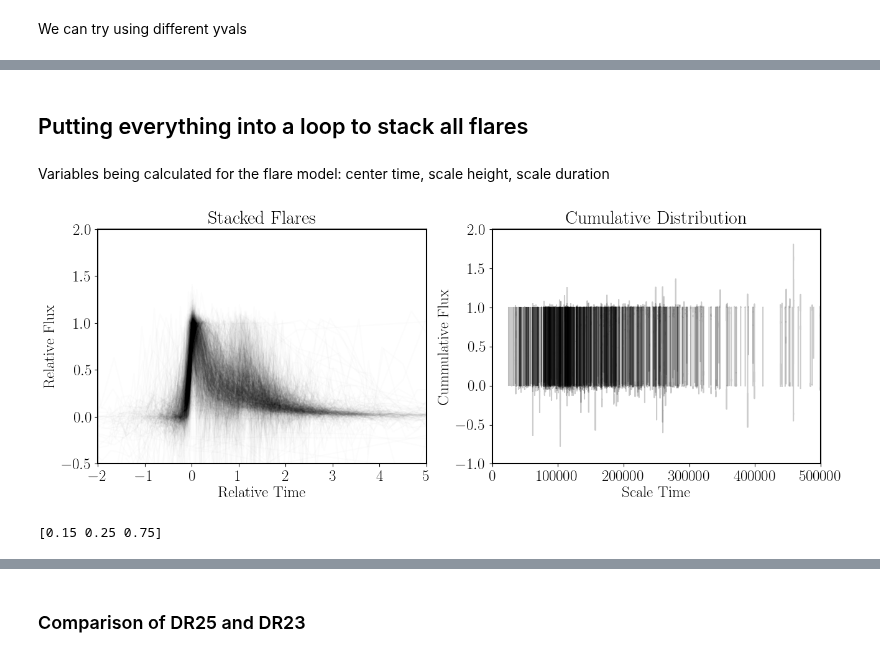
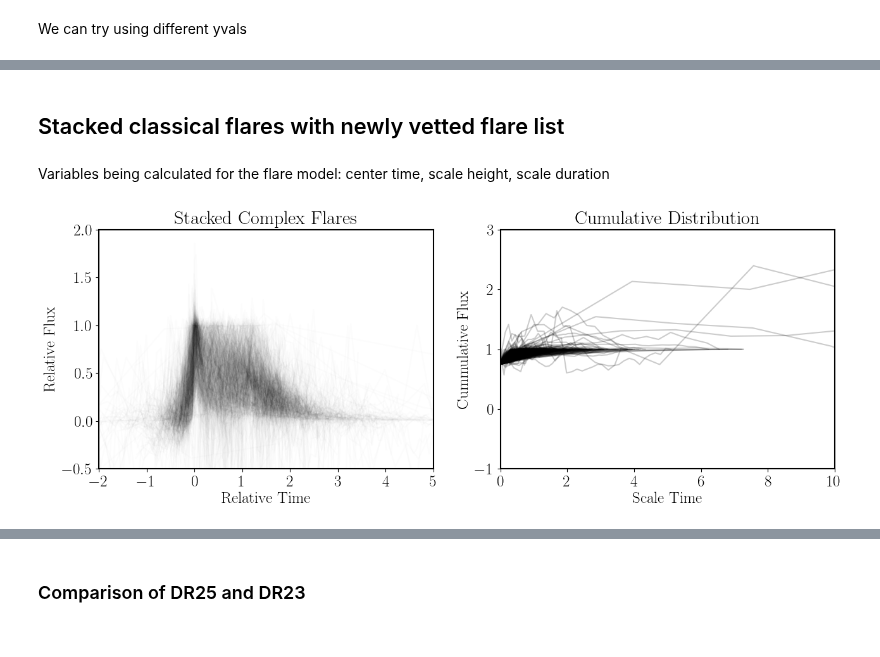
Before and after one commit to lupitatovar/flares, a Jupyter notebook: notebooks/complex_flares.ipynb, the cells around one changed output, grey strips where cells are left out. Cells and saved outputs as stored; diff of their text form; code cells hidden in the pictures.

Commit message:
stacked complex flares

```diff
--- a/notebooks/complex_flares.ipynb
+++ b/notebooks/complex_flares.ipynb
@@ -264,23 +314,5 @@ This cell is missing something -- still not getting back the flux values from th
 # %%
 i=0
-#Mask of the times (t_start and t_stop) between each flare
-temp = np.where((df['time'] < timed_classical['t_stop'].values[i]) &
-                    (df['time'] > timed_classical['t_start'].values[i]))[0]
-
-# cummulative distribution of detrended fluxes within each flare
-cd_detrended = np.cumsum((detrended[temp])/np.sum(detrended[temp]))
-
-#print(cd_detrended)
-
-#print((cd_detrended[i]),(df['time'][i]))
-
-# interpolation over the flux of each flare: yvals are percentiles of cummulative flux & x_interp gives corresponding times
-# note that we are looking at times and fluxes in cummulative space
-
-yvals = np.array([0.25,0.5,0.75])
-xinterp = np.interp(yvals, cd_detrended, df['time'][temp])
-
-#un_flare = df['time'][temp].values
 
 new_y_interp_vals = np.interp(xinterp,df['time'][temp],detrended[temp])
 
@@ -321,20 +350,20 @@ print(detrended[temp][0])
-# %% [markdown]
-## Putting everything into a loop to stack all flares
+# %% [markdown]
+## Stacked classical flares with newly vetted flare list
 # %% [markdown]
 Variables being calculated for the flare model: center time, scale height, scale duration
 # %%
 fig, axs = plt.subplots(1,2, figsize=(15, 5), facecolor='w', edgecolor='k')
 
-t_center = np.array([])          # time at 50% cummulative flux of each flare
-scale_height = np.array([])  # mean flux of the entire flare
-scale_dur = np.array([])     # (t_75 - t_25)
+cmplx_t_center = np.array([])          # time at 50% cummulative flux of each flare
+cmplx_scale_height = np.array([])  # mean flux of the entire flare
+cmplx_scale_dur = np.array([])     # (t_75 - t_25)
 
 
-for i in range(0,len(timed_classical)):
+for i in range(0,len(cross_match)):
 
     #Mask of the times (t_start and t_stop) between each flare
-    temp = np.where((df['time'] < timed_classical['t_stop'].values[i]) &
-                    (df['time'] > timed_classical['t_start'].values[i]))[0]
+    temp = np.where((df['time'] < complex_flares['t_stop'].values[i]) &
+                    (df['time'] > complex_flares['t_start'].values[i]))[0]
 
     # cummulative distribution of detrended fluxes within each flare
     cd_detrended = np.cumsum((detrended[temp])/np.sum(detrended[temp]))
@@ -357,7 +386,7 @@ for i in range(0,len(timed_classical)):
     t2 = xinterp[1]#cd_flux_max / 2.0
     t3 = xinterp[2]
 
-    t_center = np.append(t_center,t1)
+    cmplx_t_center = np.append(cmplx_t_center,t1)
 
     #i_xs = np.where((xinterp[temp] > t_50_flux[i]))[0]
     #time_xs = yvals[temp][i_xs]
@@ -369,63 +398,48 @@ for i in range(0,len(timed_classical)):
 
     #testing interpolating over the fluxes instead of using mean flux
     height_interp = np.interp(0.99, np.linspace(0,1,len(detrended[temp])), np.sort(detrended[temp]))
-    scale_height = np.append(scale_height,height_interp)
+    cmplx_scale_height = np.append(cmplx_scale_height,height_interp)
 
     # scale duration
 
     diff_dur = np.abs(t3 - t2)
-    scale_dur = np.append(scale_dur,diff_dur)
+    cmplx_scale_dur = np.append(cmplx_scale_dur,diff_dur)
 
 
     ######## PLOTTING ################
 
-    cd_x = (df['time'][temp] - t_center[i])/(scale_dur[i])
-    cd_y = ((detrended[temp])/(scale_height[i]))
+    cmplx_x = (df['time'][temp] - cmplx_t_center[i])/(cmplx_scale_dur[i])
+    cmplx_y = ((detrended[temp])/(cmplx_scale_height[i]))
 
 
     #ax1.plot(xinterp,yvals,'o',color='orange', label= 'interp data')
 
-    axs[0].plot(cd_x,cd_y,color='k',alpha=0.01)
+    axs[0].plot(cmplx_x,cmplx_y,color='k',alpha=0.01)
 
-    #axs[1].plot((xinterp[2]-xinterp)/scale_dur[i],yvals,'x',color='orange',alpha=0.2)
-    axs[1].plot((df['time'][temp])/scale_dur[i],cd_detrended,color='k',alpha=0.2)
+    #axs[1].plot((xinterp[2]-xinterp)/new_scale_dur[i],yvals,'x',color='orange',alpha=0.2)
+    axs[1].plot((df['time'][temp]-xinterp[2])/cmplx_scale_dur[i],cd_detrended,color='k',alpha=0.2)
 
     #axs[1].scatter(df['time'][i]-xinterp[2],cd_detrended[i],color='k')#,alpha=0.5)
 
 
     #Setting Titles
-    axs[0].set_title('Stacked Flares')
+    axs[0].set_title('Stacked Complex Flares')
     axs[1].set_title('Cumulative Distribution')
 
 
     #Axes labels
     axs[0].set_xlabel("Relative Time")
     axs[0].set_ylabel("Relative Flux")
     axs[1].set_ylabel("Cummulative Flux")
     axs[1].set_xlabel("Scale Time")
 
     #Axes limits
     axs[0].set_xlim(-2,5)
     axs[0].set_ylim(-0.5,2)
 
-    axs[1].set_xlim(-0.5,.5e6)
-    axs[1].set_ylim(-1,2)
+    axs[1].set_xlim(0,10)
+    axs[1].set_ylim(-1,3)
     #Legend
     #ax1.legend(loc='lower right')
-
-
-    #plt.xlim(-2,5)
-    #plt.ylim(-0.5,2)
-    # cumulative distribution plot of the flares
-
-    #plt.plot((xinterp - xinterp[1])/scale_dur[i],yvals,'x',color='orange')
-    #plt.scatter(df['time'][i]- xinterp[2],cd_detrended[i])
-    #plt.plot((df['time'][temp]- xinterp[1])/scale_dur[i],cd_detrended)
-    #plt.xlabel("Time")
-    #plt.ylabel("Flux")
 # %% [output]
-[figure, old version]
+[figure, new version]
-# %%
-print(yvals)
-# %% [output]
-[0.15 0.25 0.75]
```
Also changed, not shown: parts of 33 cells of this notebook.
